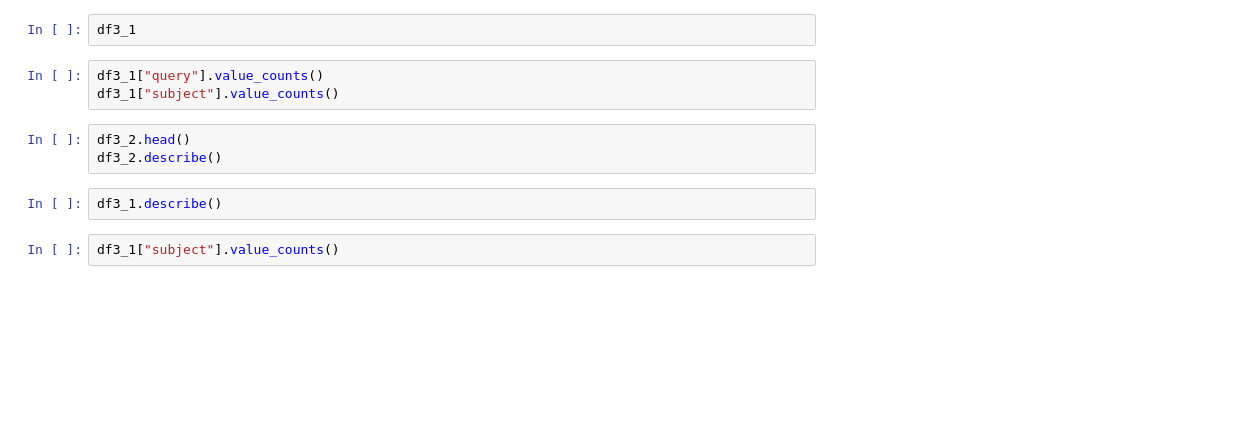
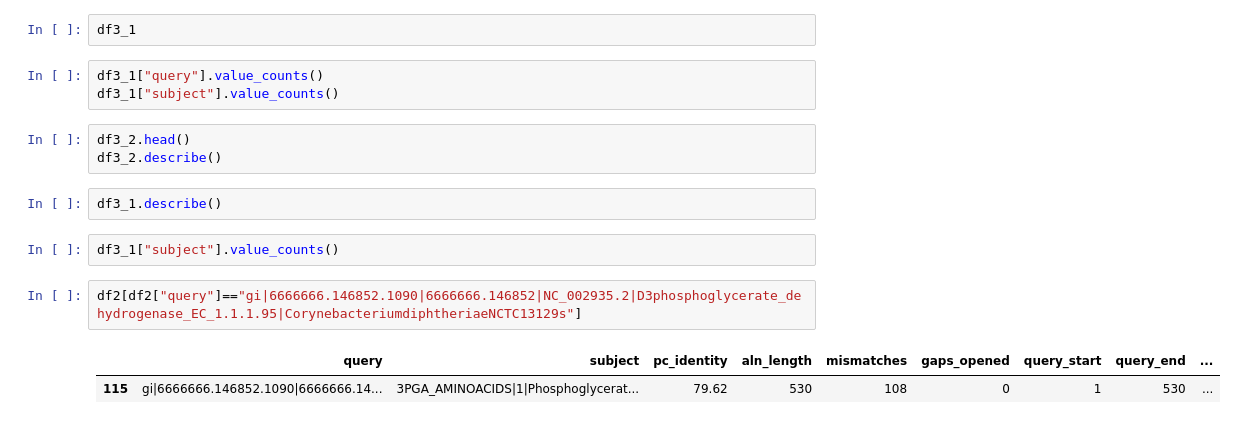
Before and after one commit to CsarMijangos/CsarPos, a Jupyter notebook: Jupyter_notebooks/Obtener_Exp_Fam.ipynb, the cells around one changed output. Drawn from its saved outputs; the diff is of its cells as text; blank space fills up the shorter version.

```diff
--- a/Jupyter_notebooks/Obtener_Exp_Fam.ipynb
+++ b/Jupyter_notebooks/Obtener_Exp_Fam.ipynb
@@ -301,3 +370,8 @@ df3_2.describe()
 df3_1.describe()
 # %%
 df3_1["subject"].value_counts()
+# %%
+df2[df2["query"]=="gi|6666666.146852.1090|6666666.146852|NC_002935.2|D3phosphoglycerate_dehydrogenase_EC_1.1.1.95|CorynebacteriumdiphtheriaeNCTC13129s"]
+# %% [output]
+|  | query | subject | pc_identity | aln_length | mismatches | gaps_opened | query_start | query_end | ... |
+| 115 | gi|6666666.146852.1090|6666666.14... | 3PGA_AMINOACIDS|1|Phosphoglycerat... | 79.62 | 530 | 108 | 0 | 1 | 530 | ... |
```
Also changed, not shown: parts of 18 cells of this notebook, 2 other files.
